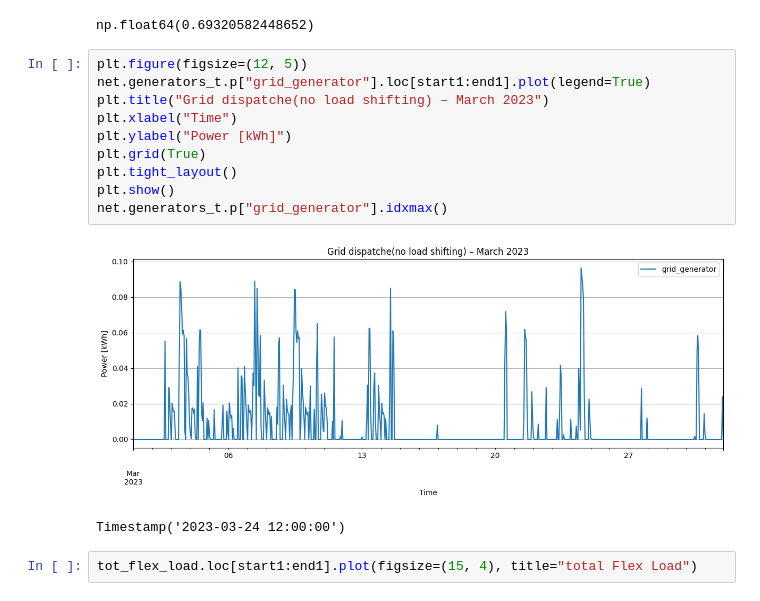
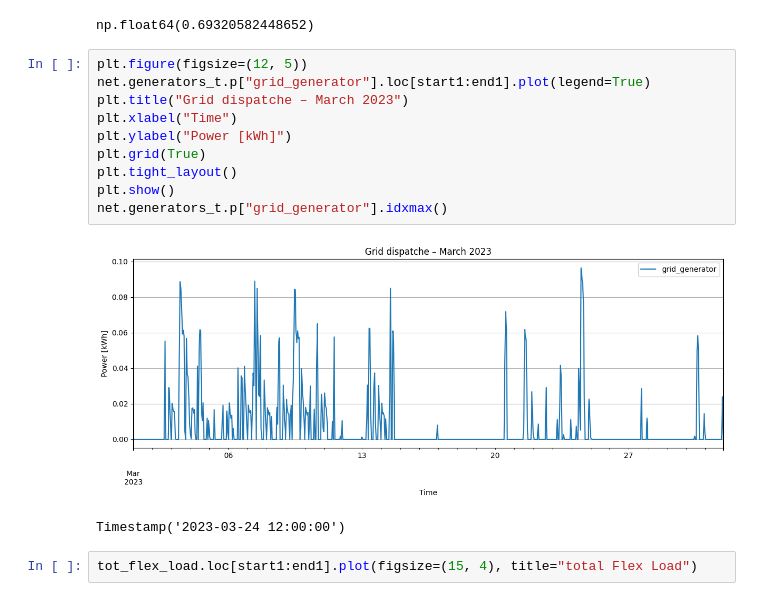
Before and after one commit to Moaztub/Master_thesis, a Jupyter notebook: DSM_MILP.ipynb, the cells around one changed output. Cells and saved outputs as stored; diff of their text form.

```diff
--- a/DSM_MILP.ipynb
+++ b/DSM_MILP.ipynb
@@ -1656,15 +1908,15 @@ np.float64(0.69320582448652)
 # %%
 plt.figure(figsize=(12, 5))
 net.generators_t.p["grid_generator"].loc[start1:end1].plot(legend=True)
-plt.title("Grid dispatche(no load shifting) – March 2023")
+plt.title("Grid dispatche – March 2023")
 plt.xlabel("Time")
 plt.ylabel("Power [kWh]")
 plt.grid(True)
 plt.tight_layout()
 plt.show()
 net.generators_t.p["grid_generator"].idxmax()
 # %% [output]
-[figure, old version]
+[figure, new version]
 Timestamp('2023-03-24 12:00:00')
 # %%
 tot_flex_load.loc[start1:end1].plot(figsize=(15, 4), title="total Flex Load")
```
Also changed, not shown: parts of 51 cells of this notebook.
